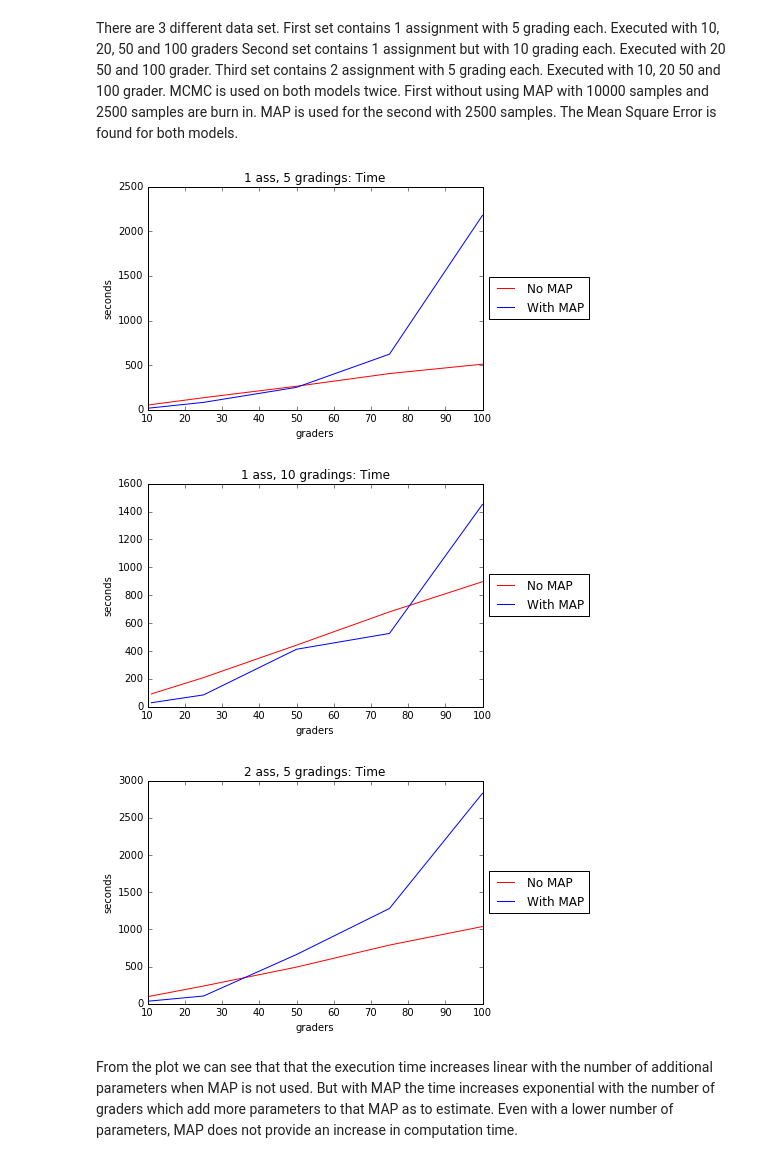
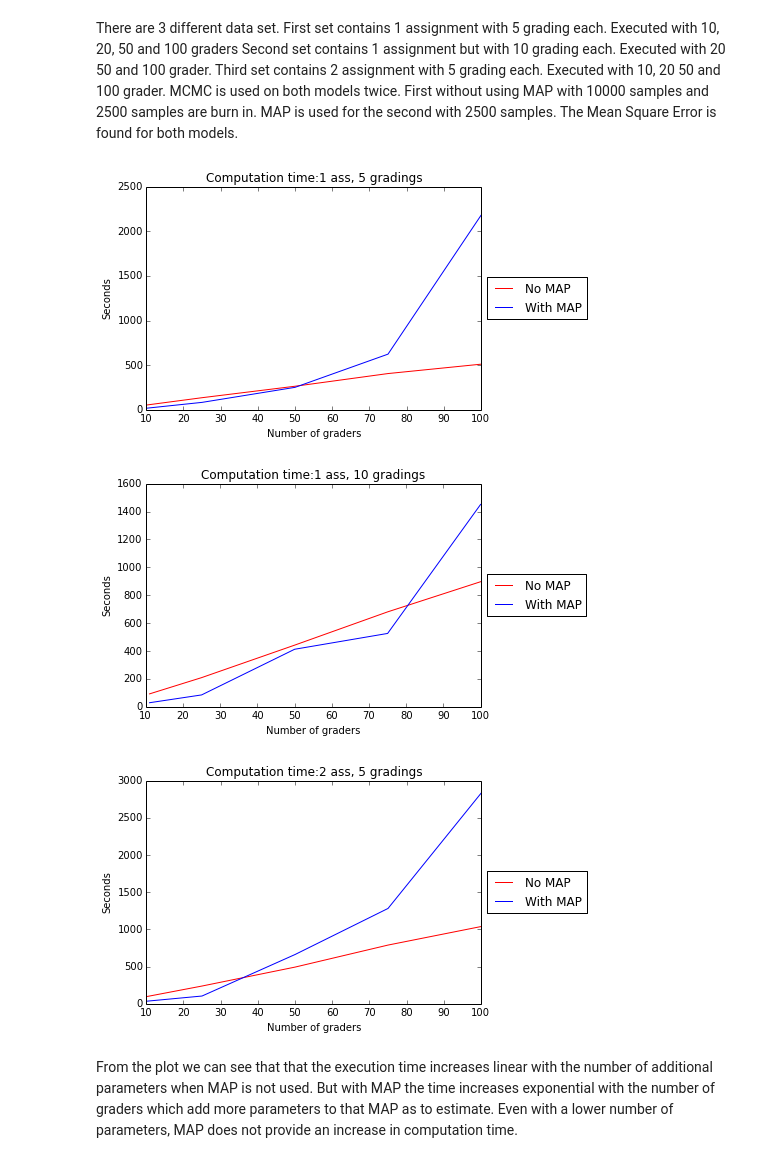
Before and after one commit to TomMalow/pymcmodels, a Jupyter notebook: Model iterations/MapVsNoMap.ipynb, the cells around one changed output. Saved outputs shown, nothing was run; the diff lists cells and outputs as text; code cells hidden in the pictures.

```diff
--- a/Model iterations/MapVsNoMap.ipynb
+++ b/Model iterations/MapVsNoMap.ipynb
@@ -406,34 +406,34 @@ data = [('1 ass, 5 gradings',(1,5),[(10,(52.926037,17.394718),(0.00741566416253,
 # %%
 for i, (name,(ass,gradings),values) in enumerate(data):
     index = list()
     time_1 = list()
     time_2 = list()
     MSE_1 = list()
     MSE_2 = list()
     for (graders, (t_1,t_2), (M_1,M_2)) in values:
         index.append(graders)
         time_1.append(t_1)
         time_2.append(t_2)
         MSE_1.append(M_1)
         MSE_2.append(M_2)
 
     ax = plt.subplot(1,1,1)
 
     plt.plot(index,time_1,'r',label="No MAP")
     plt.plot(index,time_2,'b',label="With MAP")
 
-    plt.title(name + ": Time")
+    plt.title("Computation time:" + name)
     plt.legend(loc='center left', bbox_to_anchor=(1, 0.5))
-    plt.ylabel("seconds")
-    plt.xlabel("graders")
+    plt.ylabel("Seconds")
+    plt.xlabel("Number of graders")
     box = ax.get_position()
     ax.set_position([box.x0, box.y0,
                      box.width, box.height])
     plt.show()
 # %% [output]
-[figure, old version]
+[figure, new version]
-[figure, old version]
+[figure, new version]
-[figure, old version]
+[figure, new version]
 # %% [markdown]
 From the plot we can see that that the execution time increases linear with the number of additional parameters when MAP is not used. But with MAP the time increases exponential with the number of graders which add more parameters to that MAP as to estimate.
 Even with a lower number of parameters, MAP does not provide an increase in computation time.
```
Also changed, not shown: 3 other files.
